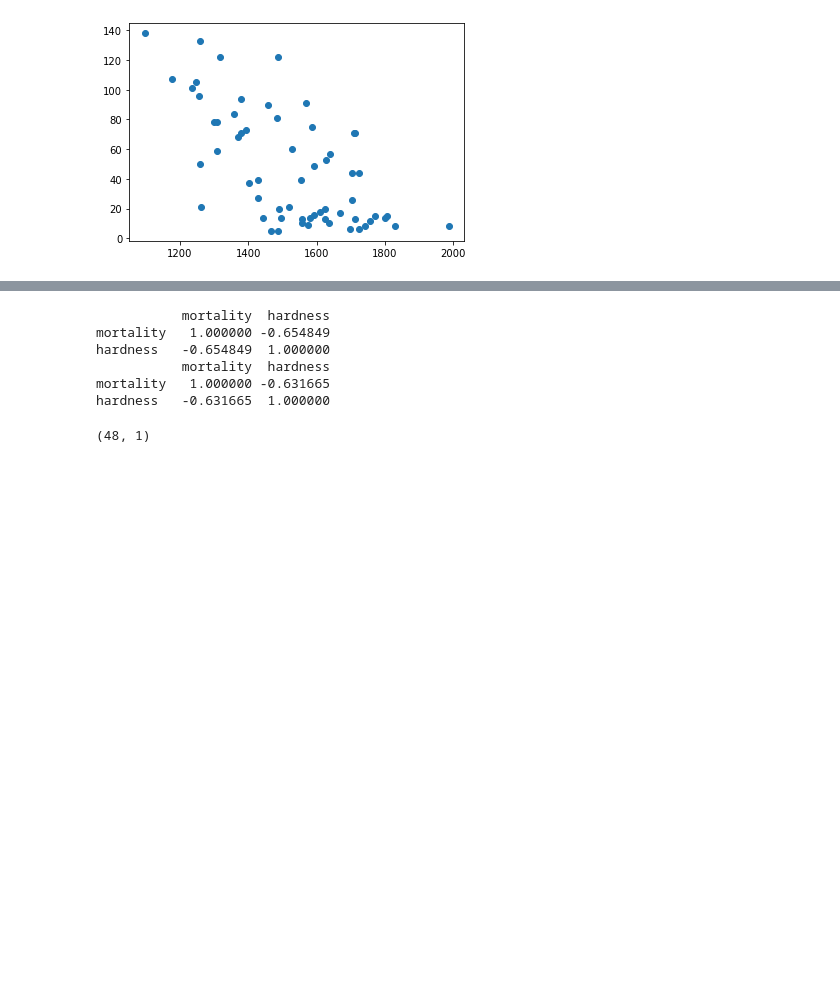
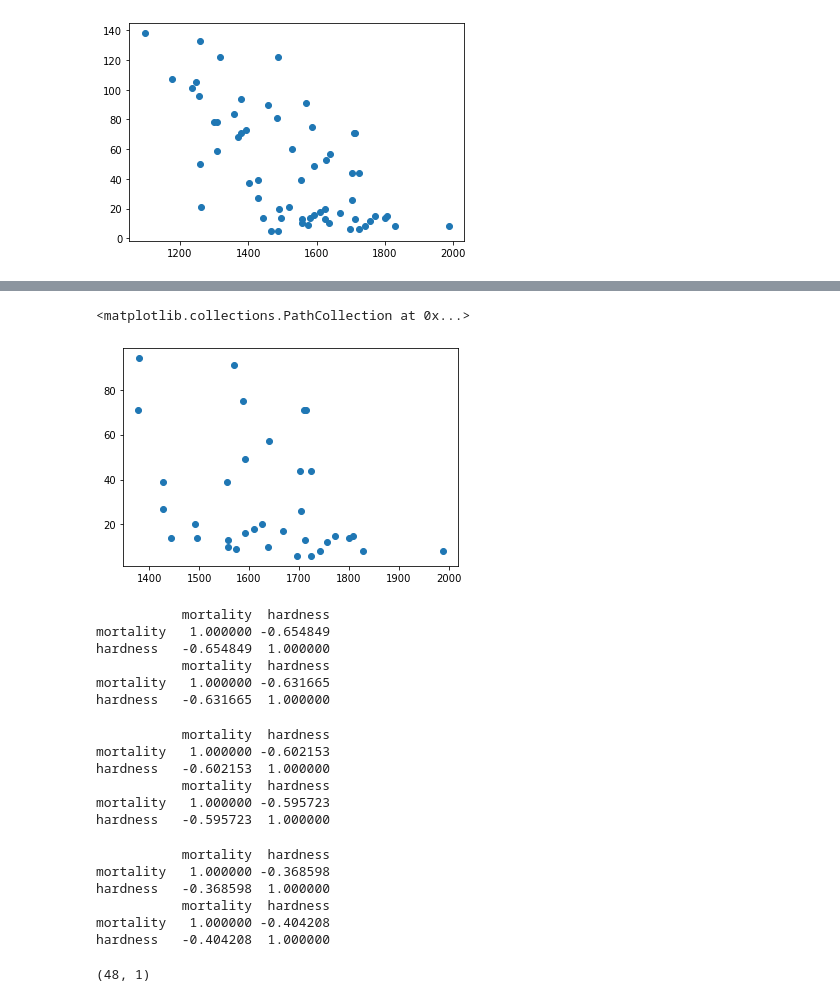
Before and after one commit to stanislavlesnovskij/homework, a Jupyter notebook: Директория для Юпитера/correlation.ipynb, the cells around one changed output, grey strips where cells are left out. Cells and saved outputs as stored; diff of their text form; code cells hidden in the pictures; blank space fills up the shorter version.

Commit message:
corr

```diff
--- a/Директория для Юпитера/correlation.ipynb
+++ b/Директория для Юпитера/correlation.ipynb
@@ -24,0 +30,5 @@ plt.scatter(data.mortality,data.hardness)
+# %%
+plt.scatter(north.mortality,north.hardness)
+# %% [output]
+<matplotlib.collections.PathCollection at 0x...>
+[figure, added]
@@ -32,3 +44,23 @@ hardness   -0.654849  1.000000
            mortality  hardness
 mortality   1.000000 -0.631665
 hardness   -0.631665  1.000000
+# %%
+print(south[['mortality','hardness']].corr())
+print(south[['mortality','hardness']].corr(method='spearman'))
+# %% [output]
+           mortality  hardness
+mortality   1.000000 -0.602153
+hardness   -0.602153  1.000000
+           mortality  hardness
+mortality   1.000000 -0.595723
+hardness   -0.595723  1.000000
+# %%
+print(north[['mortality','hardness']].corr())
+print(north[['mortality','hardness']].corr(method='spearman'))
+# %% [output]
+           mortality  hardness
+mortality   1.000000 -0.368598
+hardness   -0.368598  1.000000
+           mortality  hardness
+mortality   1.000000 -0.404208
+hardness   -0.404208  1.000000
```
Also changed, not shown: parts of 33 cells of this notebook.
